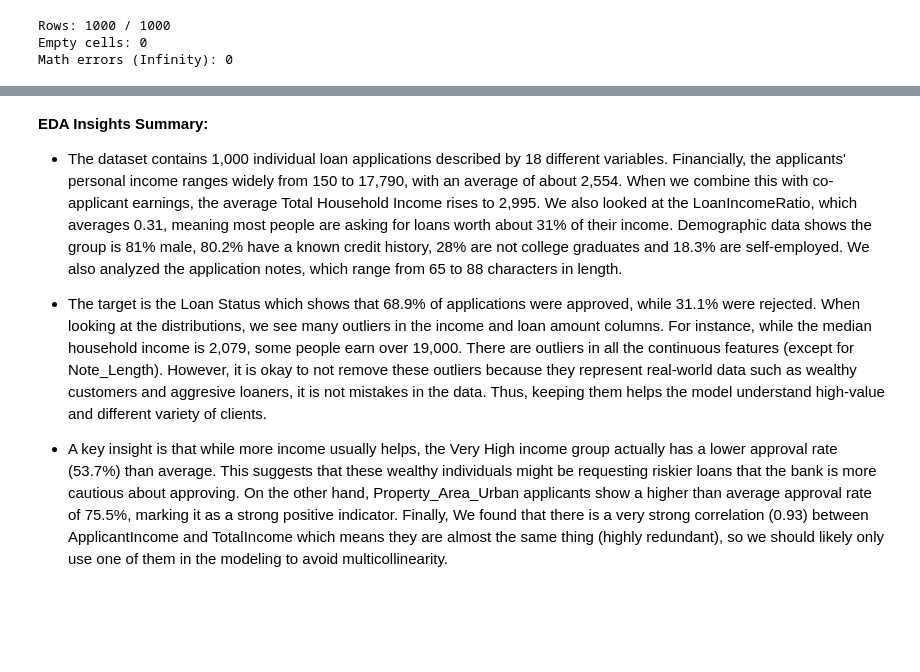
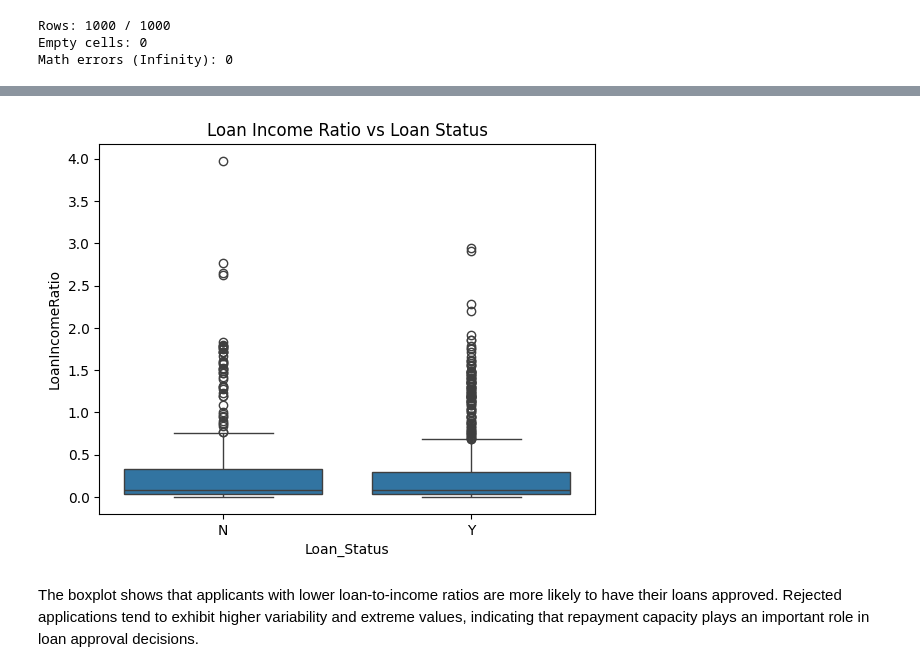
Before and after one commit to yicikek/DataMining_GP1, a Jupyter notebook: wie3007-gp1.ipynb, the cells around one changed output, grey strips where cells are left out. Cells and saved outputs as stored; diff of their text form; code cells hidden in the pictures; blank space fills up the shorter version.

Commit message:
review EDA and add insight using loan income ratio

```diff
--- a/wie3007-gp1.ipynb
+++ b/wie3007-gp1.ipynb
@@ -437,8 +230,15 @@ plt.show()
-# %% [markdown]
-**EDA Insights Summary:**
-
-*   The dataset contains 1,000 individual loan applications described by 18 different variables. Financially, the applicants' personal income ranges widely from 150 to 17,790, with an average of about 2,554. When we combine this with co-applicant earnings, the average Total Household Income rises to 2,995. We also looked at the LoanIncomeRatio, which averages 0.31, meaning most people are asking for loans worth about 31% of their income. Demographic data shows the group is 81% male, 80.2% have a known credit history, 28% are not college graduates and 18.3% are self-employed. We also analyzed the application notes, which range from 65 to 88 characters in length.
-
-*   The target is the Loan Status which shows that 68.9% of applications were approved, while 31.1% were rejected. When looking at the distributions, we see many outliers in the income and loan amount columns. For instance, while the median household income is 2,079, some people earn over 19,000. There are outliers in all the continuous features (except for Note_Length). However, it is okay to not remove these outliers because they represent real-world data such as wealthy customers and aggresive loaners, it is not mistakes in the data. Thus, keeping them helps the model understand high-value and different variety of clients.
-
-*   A key insight is that while more income usually helps, the Very High income group actually has a lower approval rate (53.7%) than average. This suggests that these wealthy individuals might be requesting riskier loans that the bank is more cautious about approving. On the other hand, Property_Area_Urban applicants show a higher than average approval rate of 75.5%, marking it as a strong positive indicator. Finally, We found that there is a very strong correlation (0.93) between ApplicantIncome and TotalIncome which means they are almost the same thing (highly redundant), so we should likely only use one of them in the modeling to avoid multicollinearity.
+# %%
+import pandas as pd
+
+df = pd.read_csv("/kaggle/input/latest-wie3007/final_synthetic_financial_data_feature_engineered.csv")
+# %%
+import seaborn as sns
+import matplotlib.pyplot as plt
+
+sns.boxplot(x='Loan_Status', y='LoanIncomeRatio', data=df)
+plt.title("Loan Income Ratio vs Loan Status")
+plt.show()
+# %% [output]
+[figure, added]
+# %% [markdown]
+The boxplot shows that applicants with lower loan-to-income ratios are more likely to have their loans approved. Rejected applications tend to exhibit higher variability and extreme values, indicating that repayment capacity plays an important role in loan approval decisions.
```
Also changed, not shown: parts of 5 cells of this notebook.
